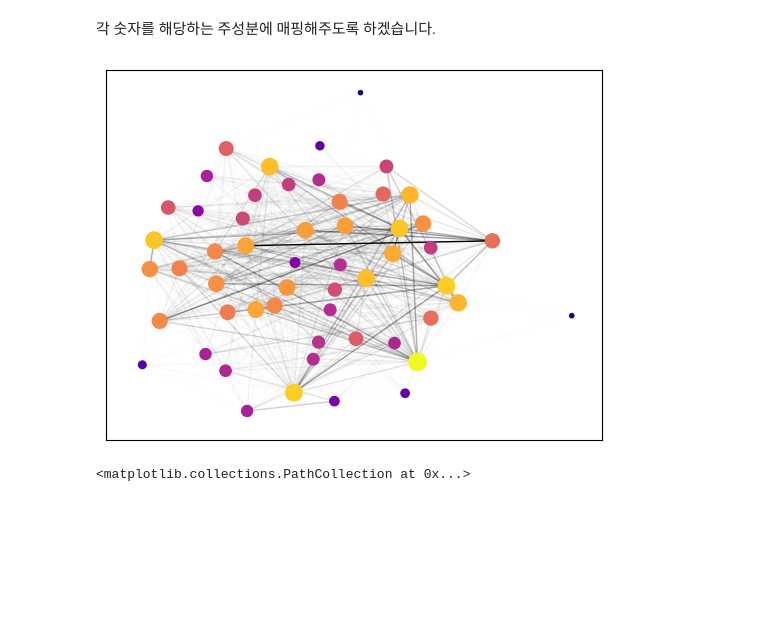
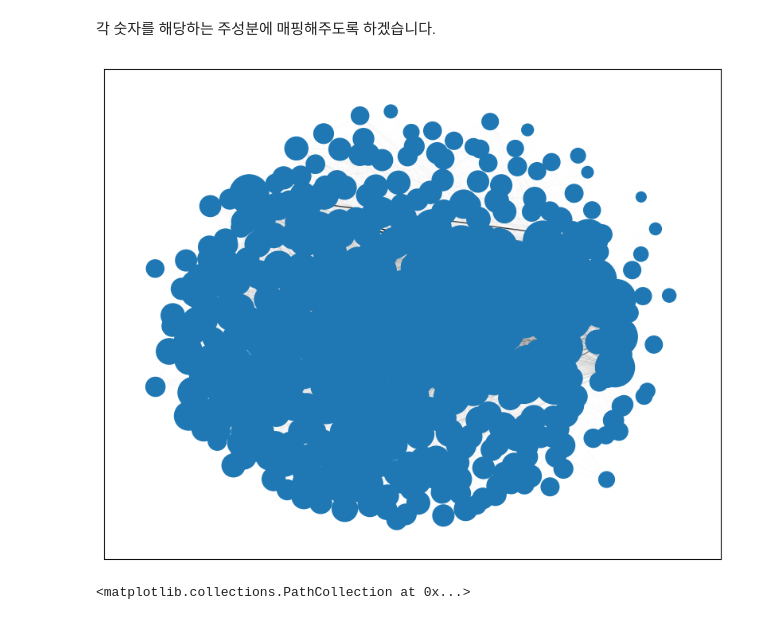
Before and after one commit to YuHan-J-Nam/Drug_Coprescription_Network_Analysis, a Jupyter notebook: full_graph_test.ipynb, the cells around one changed output. Saved outputs shown, nothing was run; the diff lists cells and outputs as text; code cells hidden in the pictures; blank space fills up the shorter version.

```diff
--- a/full_graph_test.ipynb
+++ b/full_graph_test.ipynb
@@ -12,7 +12,7 @@ import seaborn as sns
 import networkx as nx
 # %%
 # 데이터를 불러옵니다.
-data = pd.read_csv('./data/anti_depressant_prescription_full.csv')
+data = pd.read_csv('./data/anti_depressant_prescription_all_meds.csv')
 # %%
 # 데이터의 첫 다섯 줄을 출력합니다.
 print(data.shape)
@@ -110,7 +217,7 @@ Name: pid, dtype: float64
 # %%
 # filter out medications that are prescribed less than 10 times
 med_pres_counts = data['mi_code'].value_counts()
-med_pres_counts = med_pres_counts[med_pres_counts >= 10]
+med_pres_counts = med_pres_counts[med_pres_counts >= 100]
 data_n = data[data['mi_code'].isin(med_pres_counts.index)]
 print(len(data_n['mi_code_4'].unique()))
 # %% [output]
@@ -301,15 +415,16 @@ plt.show()
 # %% [markdown]
 각 숫자를 해당하는 주성분에 매핑해주도록 하겠습니다.
 # %%
+plt.figure(figsize=(10, 8))
 pos = nx.kamada_kawai_layout(G) #positions for all nodes
 
 for edge in G.edges(data="weight"):
     nx.draw_networkx_edges(G, pos, edgelist=[edge], alpha=edge[2] / max_weight)
 
-nx.draw_networkx_nodes(G, pos, node_size=node_size, node_color=node_color_by_abbrev, cmap=plt.cm.plasma)
+nx.draw_networkx_nodes(G, pos, node_size=node_size)
 plt.show()
 # %% [output]
-[figure, old version]
+[figure, new version]
 # %%
 pos = nx.circular_layout(G) #positions for all nodes
 
```
Also changed, not shown: parts of 23 cells of this notebook, 1 other file.
